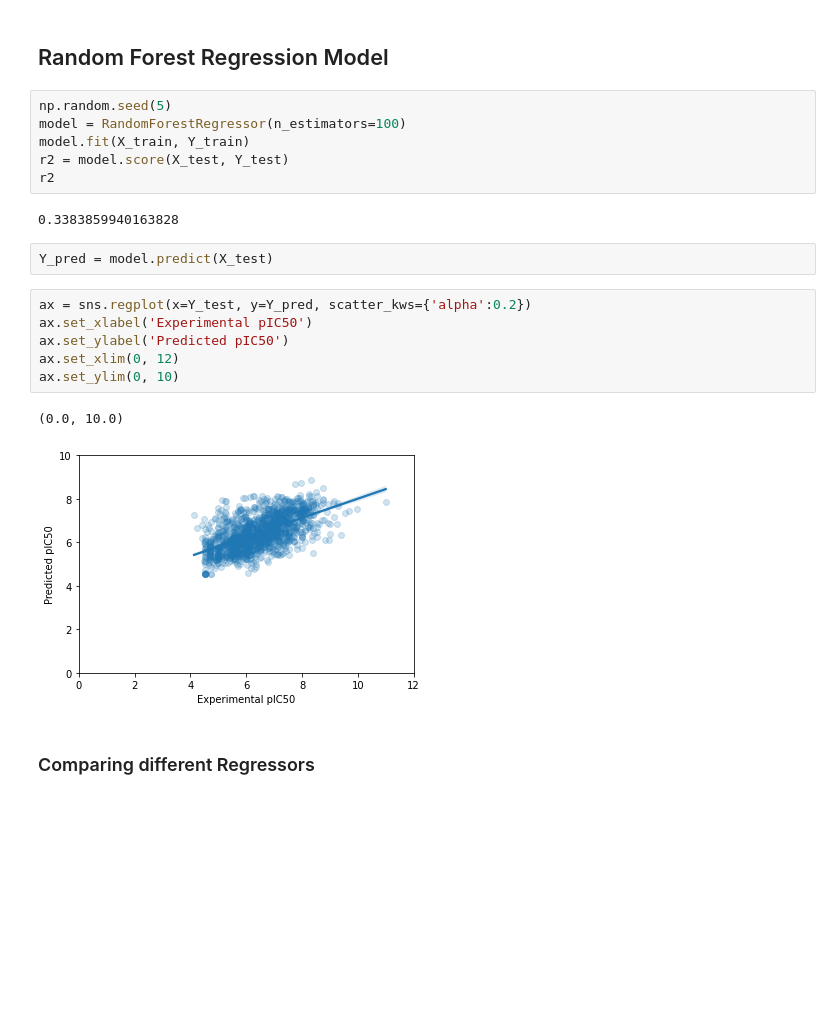
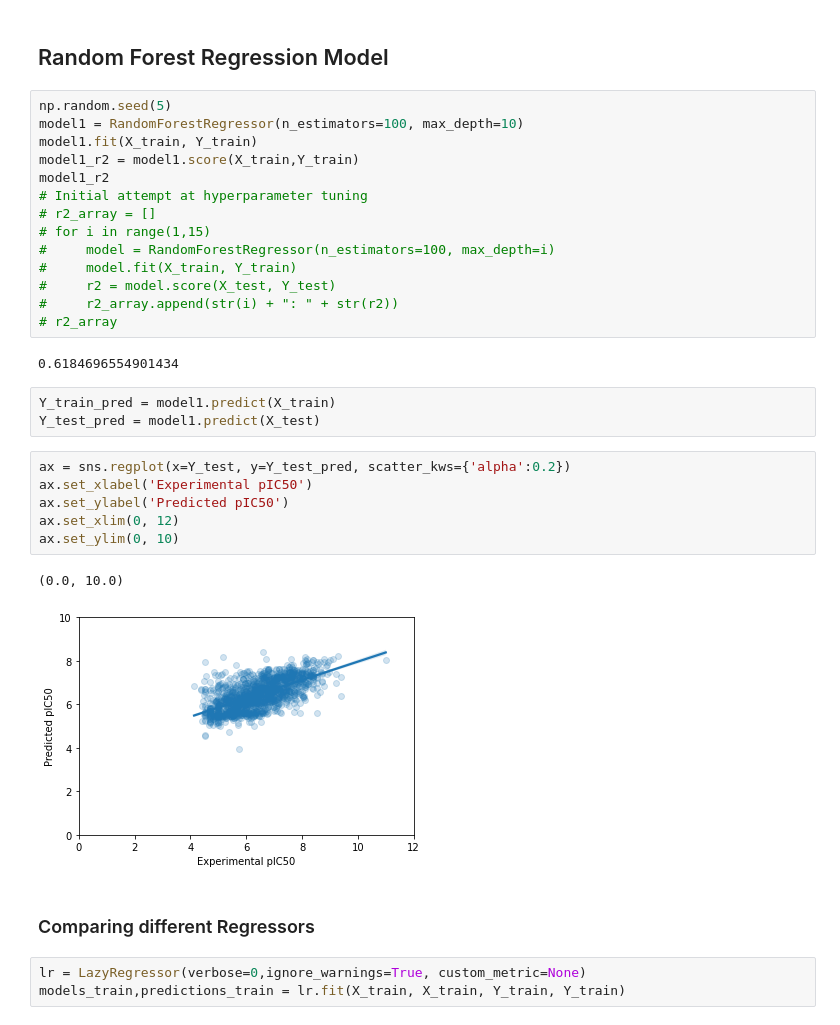
Before and after one commit to gschandan/QSAR, a Jupyter notebook: NaV1.7/QSAR_ChEMBL_NaV1.7.ipynb, the cells around one changed output. Drawn from its saved outputs; the diff is of its cells as text; blank space fills up the shorter version.

Commit message:
Trialling K-fold hyperparameter tuning with Random Forest Regression

```diff
--- a/NaV1.7/QSAR_ChEMBL_NaV1.7.ipynb
+++ b/NaV1.7/QSAR_ChEMBL_NaV1.7.ipynb
@@ -728,22 +731,34 @@ X_test.shape, Y_test.shape
 ## Random Forest Regression Model
 # %%
 np.random.seed(5)
-model = RandomForestRegressor(n_estimators=100)
-model.fit(X_train, Y_train)
-r2 = model.score(X_test, Y_test)
-r2
+model1 = RandomForestRegressor(n_estimators=100, max_depth=10)
+model1.fit(X_train, Y_train)
+model1_r2 = model1.score(X_train,Y_train)
+model1_r2
+# Initial attempt at hyperparameter tuning
+# r2_array = []
+# for i in range(1,15)
+#     model = RandomForestRegressor(n_estimators=100, max_depth=i)
+#     model.fit(X_train, Y_train)
+#     r2 = model.score(X_test, Y_test)
+#     r2_array.append(str(i) + ": " + str(r2))
+# r2_array
 # %% [output]
-0.3383859940163828
+0.6184696554901434
-# %%
-Y_pred = model.predict(X_test)
+# %%
+Y_train_pred = model1.predict(X_train)
+Y_test_pred = model1.predict(X_test)
 # %%
-ax = sns.regplot(x=Y_test, y=Y_pred, scatter_kws={'alpha':0.2})
+ax = sns.regplot(x=Y_test, y=Y_test_pred, scatter_kws={'alpha':0.2})
 ax.set_xlabel('Experimental pIC50')
 ax.set_ylabel('Predicted pIC50')
 ax.set_xlim(0, 12)
 ax.set_ylim(0, 10)
 # %% [output]
 (0.0, 10.0)
-[figure, old version]
+[figure, new version]
 # %% [markdown]
 ### Comparing different Regressors
+# %%
+lr = LazyRegressor(verbose=0,ignore_warnings=True, custom_metric=None)
+models_train,predictions_train = lr.fit(X_train, X_train, Y_train, Y_train)
```
Also changed, not shown: parts of 19 cells of this notebook.
